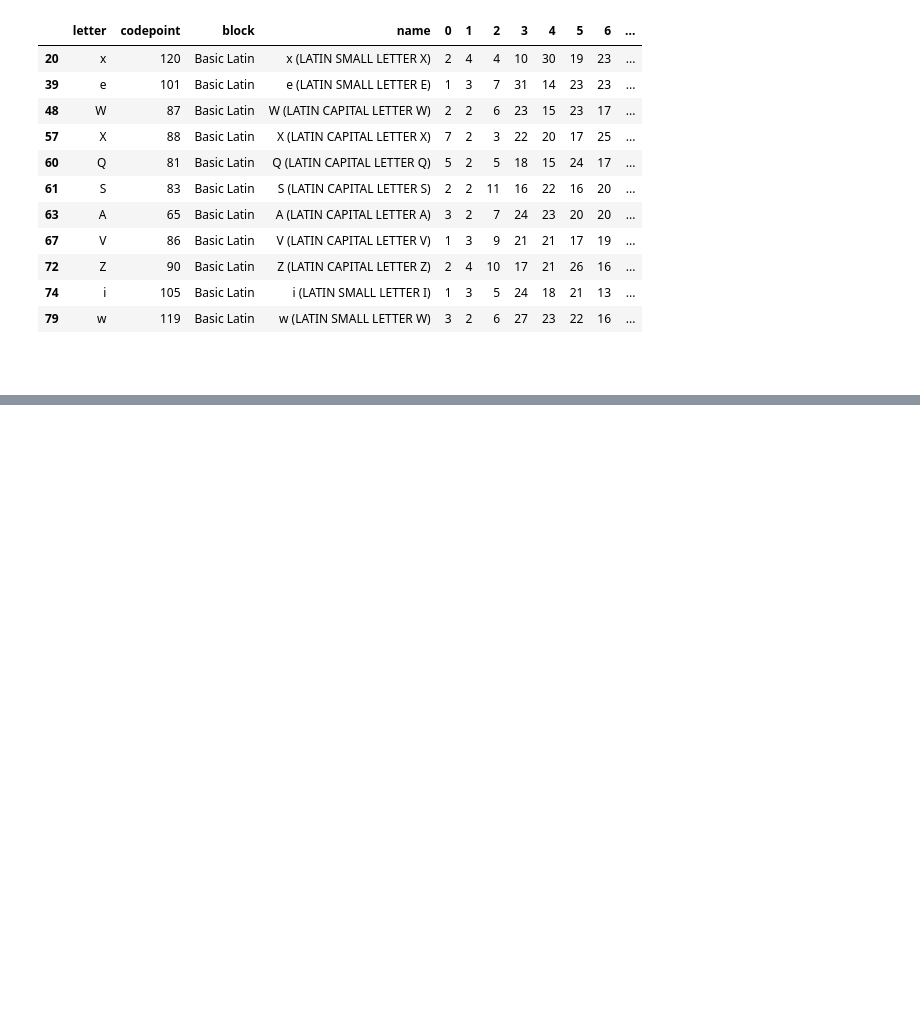
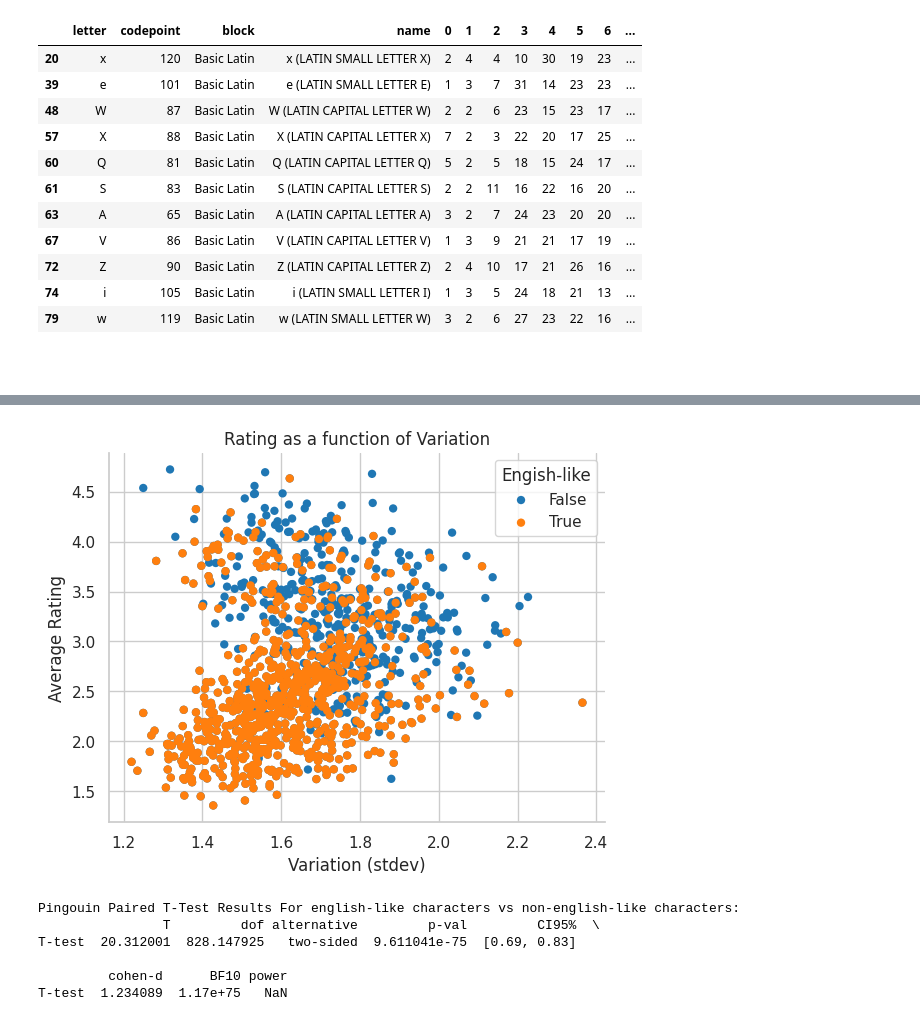
Before and after one commit to Nate-Sheibley/favorite_letters, a Jupyter notebook: favorite_letters.ipynb, the cells around one changed output, grey strips where cells are left out. Drawn from its saved outputs; the diff is of its cells as text; code cells hidden in the pictures; blank space fills up the shorter version.

```diff
--- a/favorite_letters.ipynb
+++ b/favorite_letters.ipynb
@@ -718,0 +790,31 @@ ordered_survery_letters.head(11)
+# %%
+eng_like_chars = data[~data['codepoint'].isin(df_unique_chars['codepoint'])]
+# Set up the matplotlib figure
+fig, ax= plt.subplots()
+
+# Draw a the base scatterplot
+sns.scatterplot(data=data,  x='standard dev.', y='average', label='False',
+                edgecolor="none")
+sns.scatterplot(data=eng_like_chars,  x='standard dev.', y='average', label='True',
+                edgecolor="none")
+
+# Finalize the ax1
+ax.set_ylabel("Average Rating")
+ax.set_xlabel("Variation (stdev)")
+ax.set_title("Rating as a function of Variation")
+ax.legend(title='Engish-like')
+sns.despine()
+fig.savefig("images/avg_stdev_scatter_eng-like")
+# %% [output]
+[figure, added]
+# %%
+results = pg.ttest(df_unique_chars['average'], eng_like_chars['average'])
+print("\nPingouin Paired T-Test Results For english-like characters vs non-english-like characters:")
+print(results)
+# %% [output]
+Pingouin Paired T-Test Results For english-like characters vs non-english-like characters:
+                T         dof alternative         p-val         CI95%  \
+T-test  20.312001  828.147925   two-sided  9.611041e-75  [0.69, 0.83]
+
+         cohen-d      BF10 power
+T-test  1.234089  1.17e+75   NaN
```
Also changed, not shown: parts of 9 cells of this notebook, 2 other files.
